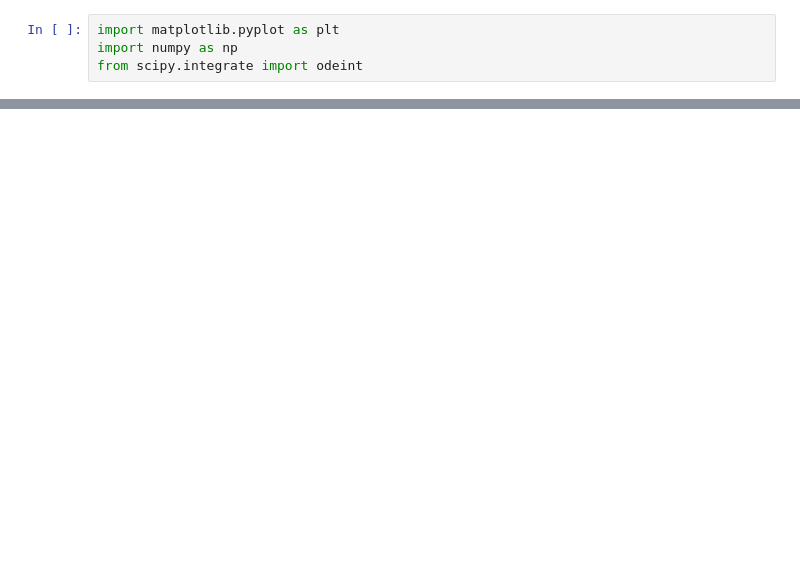
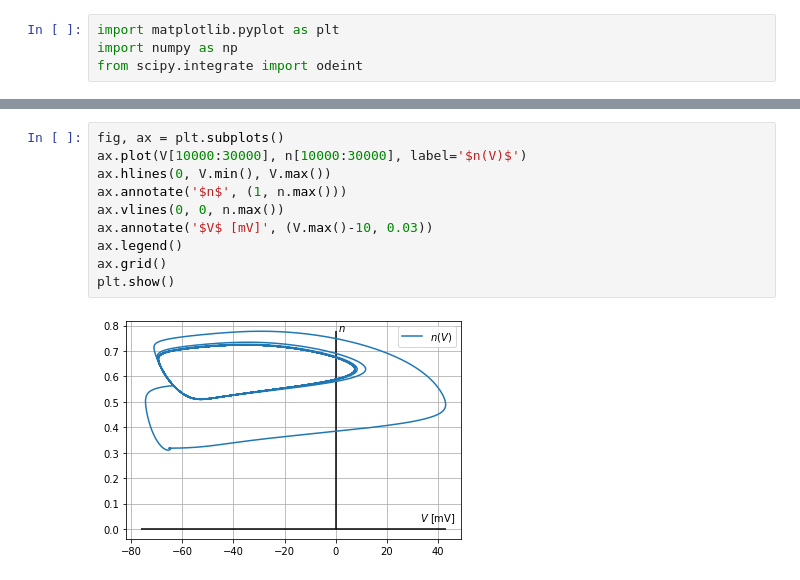
Before and after one commit to akapet00/teaching, a Jupyter notebook: emc_512/src/05-lab-ex.ipynb, the cells around one changed output, grey strips where cells are left out. Cells and saved outputs as stored; diff of their text form; blank space fills up the shorter version.

```diff
--- a/emc_512/src/05-lab-ex.ipynb
+++ b/emc_512/src/05-lab-ex.ipynb
@@ -290,0 +364,12 @@ model.simulate(initial_conds, t)
+# %%
+fig, ax = plt.subplots()
+ax.plot(V[10000:30000], n[10000:30000], label='$n(V)$')
+ax.hlines(0, V.min(), V.max())
+ax.annotate('$n$', (1, n.max()))
+ax.vlines(0, 0, n.max())
+ax.annotate('$V$ [mV]', (V.max()-10, 0.03))
+ax.legend()
+ax.grid()
+plt.show()
+# %% [output]
+[figure, added]
```
Also changed, not shown: parts of 4 cells of this notebook, 2 other files.
